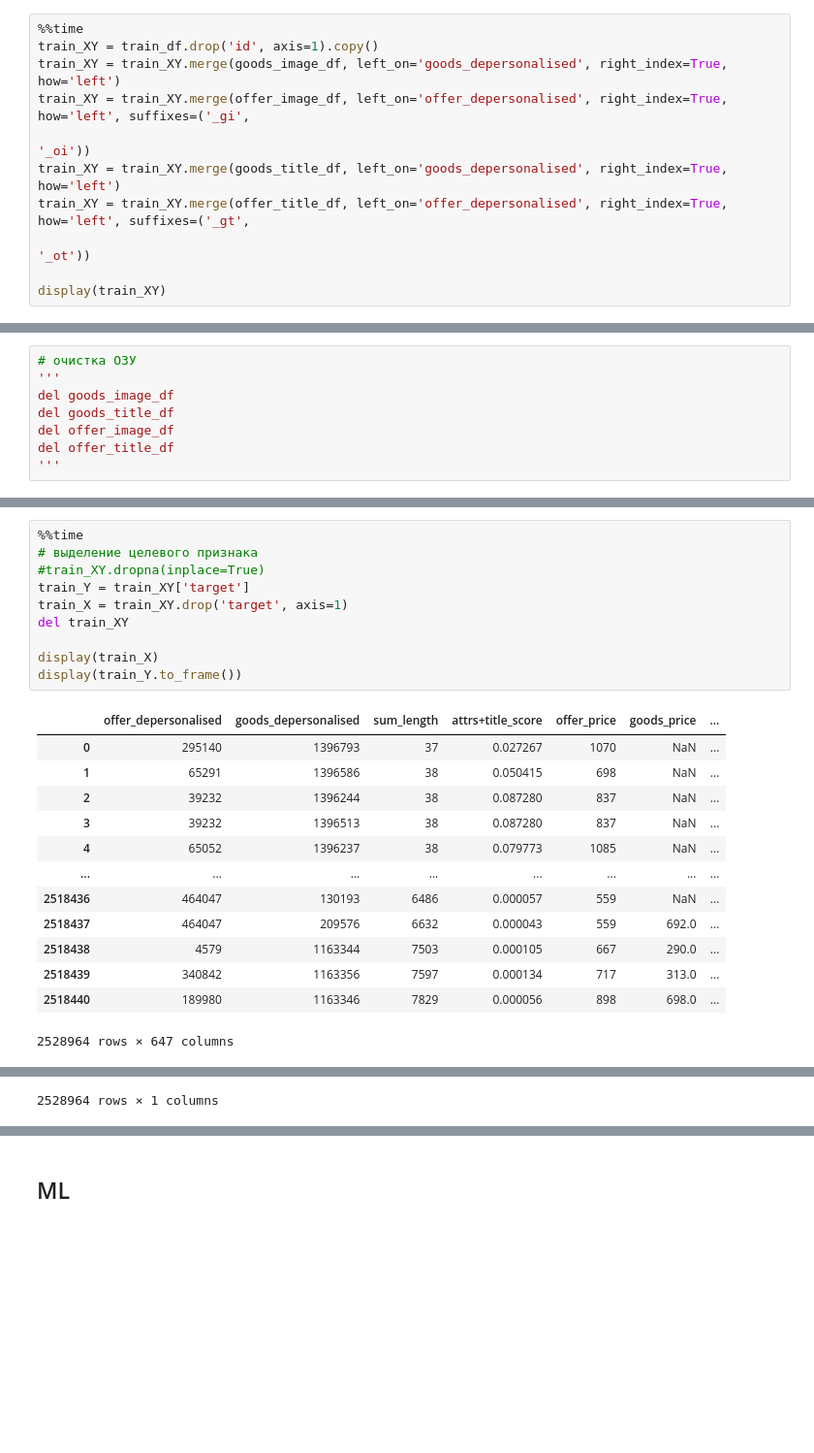
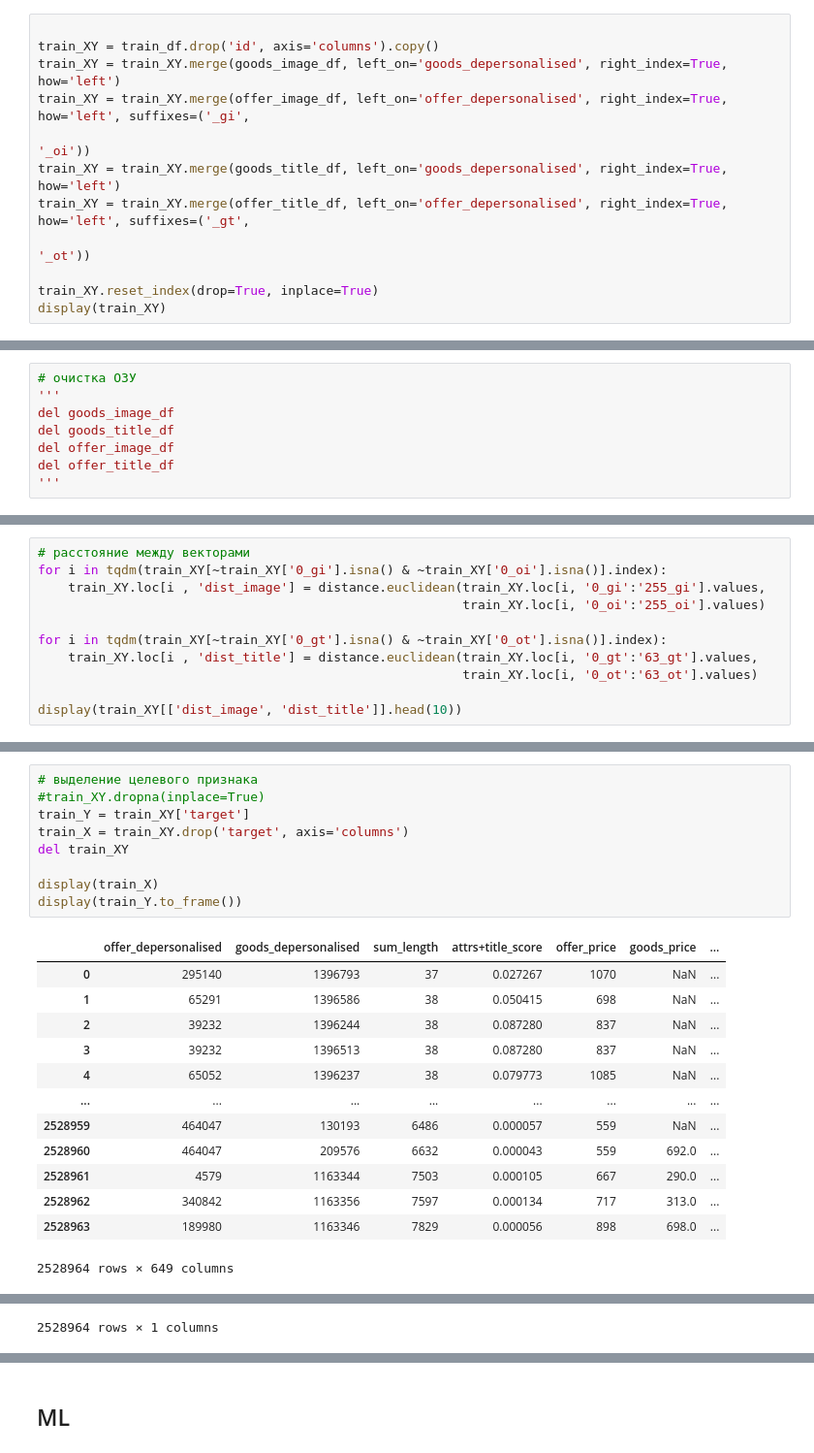
Before and after one commit to Danspers/Samokat.tech-Matching, a Jupyter notebook: Samokat.tech-Matching.ipynb, the cells around one changed output, grey strips where cells are left out. Shown at 97% size. Cells and saved outputs as stored; diff of their text form; blank space fills up the shorter version.

```diff
--- a/Samokat.tech-Matching.ipynb
+++ b/Samokat.tech-Matching.ipynb
@@ -974,8 +982,8 @@ ___
 - `_oi` - _offer_image_
 - `_ot` - _offer_title_
 # %%
-%%time
-train_XY = train_df.drop('id', axis=1).copy()
+
+train_XY = train_df.drop('id', axis='columns').copy()
 train_XY = train_XY.merge(goods_image_df, left_on='goods_depersonalised', right_index=True, how='left')
 train_XY = train_XY.merge(offer_image_df, left_on='offer_depersonalised', right_index=True, how='left', suffixes=('_gi',
                                                                                                                   '_oi'))
@@ -983,6 +991,7 @@ train_XY = train_XY.merge(goods_title_df, left_on='goods_depersonalised', right_
 train_XY = train_XY.merge(offer_title_df, left_on='offer_depersonalised', right_index=True, how='left', suffixes=('_gt',
                                                                                                                   '_ot'))
 
+train_XY.reset_index(drop=True, inplace=True)
 display(train_XY)
 # %% [output]
 |  | offer_depersonalised | goods_depersonalised | sum_length | attrs+title_score | offer_price | goods_price | ... |
@@ -1010,0 +1036,11 @@ del offer_title_df
+# %%
+# расстояние между векторами
+for i in tqdm(train_XY[~train_XY['0_gi'].isna() & ~train_XY['0_oi'].isna()].index):
+    train_XY.loc[i , 'dist_image'] = distance.euclidean(train_XY.loc[i, '0_gi':'255_gi'].values,
+                                                        train_XY.loc[i, '0_oi':'255_oi'].values)
+
+for i in tqdm(train_XY[~train_XY['0_gt'].isna() & ~train_XY['0_ot'].isna()].index):
+    train_XY.loc[i , 'dist_title'] = distance.euclidean(train_XY.loc[i, '0_gt':'63_gt'].values,
+                                                        train_XY.loc[i, '0_ot':'63_ot'].values)
+
+display(train_XY[['dist_image', 'dist_title']].head(10))
@@ -1011,27 +1059,26 @@ del offer_title_df
 # %%
-%%time
 # выделение целевого признака
 #train_XY.dropna(inplace=True)
 train_Y = train_XY['target']
-train_X = train_XY.drop('target', axis=1)
+train_X = train_XY.drop('target', axis='columns')
 del train_XY
 
 display(train_X)
 display(train_Y.to_frame())
 # %% [output]
 |  | offer_depersonalised | goods_depersonalised | sum_length | attrs+title_score | offer_price | goods_price | ... |
 | 0 | 295140 | 1396793 | 37 | 0.027267 | 1070 | NaN | ... |
 | 1 | 65291 | 1396586 | 38 | 0.050415 | 698 | NaN | ... |
 | 2 | 39232 | 1396244 | 38 | 0.087280 | 837 | NaN | ... |
 | 3 | 39232 | 1396513 | 38 | 0.087280 | 837 | NaN | ... |
 | 4 | 65052 | 1396237 | 38 | 0.079773 | 1085 | NaN | ... |
 | ... | ... | ... | ... | ... | ... | ... | ... |
-| 2518436 | 464047 | 130193 | 6486 | 0.000057 | 559 | NaN | ... |
-| 2518437 | 464047 | 209576 | 6632 | 0.000043 | 559 | 692.0 | ... |
-| 2518438 | 4579 | 1163344 | 7503 | 0.000105 | 667 | 290.0 | ... |
-| 2518439 | 340842 | 1163356 | 7597 | 0.000134 | 717 | 313.0 | ... |
-| 2518440 | 189980 | 1163346 | 7829 | 0.000056 | 898 | 698.0 | ... |
+| 2528959 | 464047 | 130193 | 6486 | 0.000057 | 559 | NaN | ... |
+| 2528960 | 464047 | 209576 | 6632 | 0.000043 | 559 | 692.0 | ... |
+| 2528961 | 4579 | 1163344 | 7503 | 0.000105 | 667 | 290.0 | ... |
+| 2528962 | 340842 | 1163356 | 7597 | 0.000134 | 717 | 313.0 | ... |
+| 2528963 | 189980 | 1163346 | 7829 | 0.000056 | 898 | 698.0 | ... |
-2528964 rows × 647 columns
+2528964 rows × 649 columns
 |  | target |
 | 0 | 0 |
 | 1 | 0 |
```
Also changed, not shown: parts of 25 cells of this notebook.
